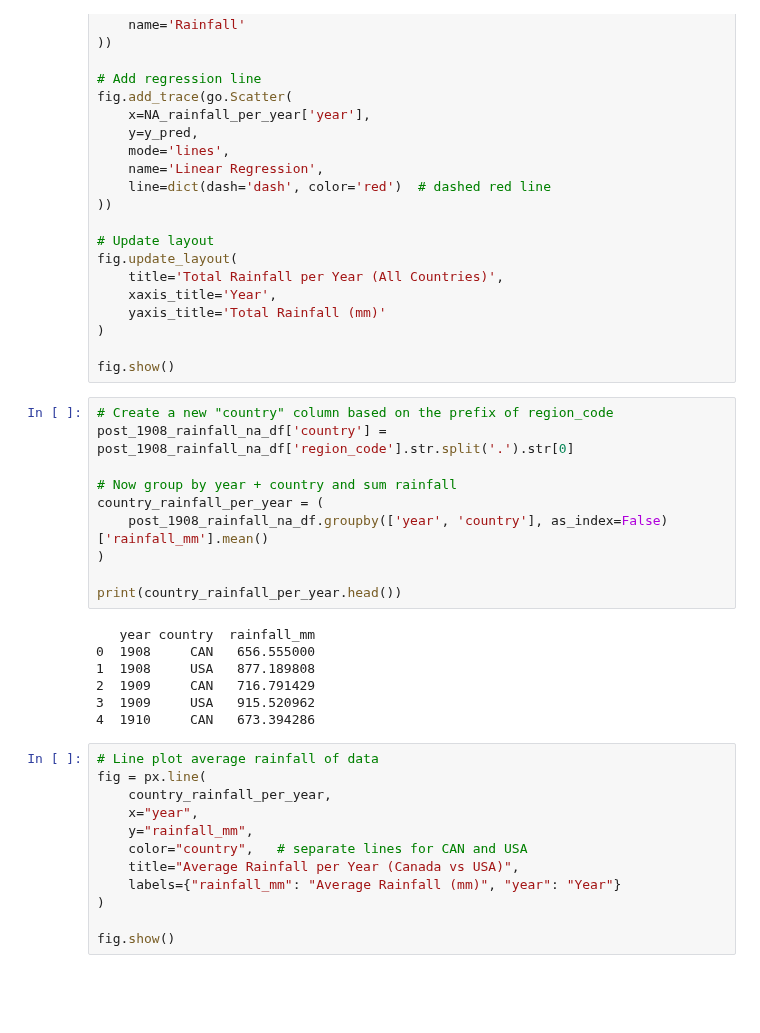
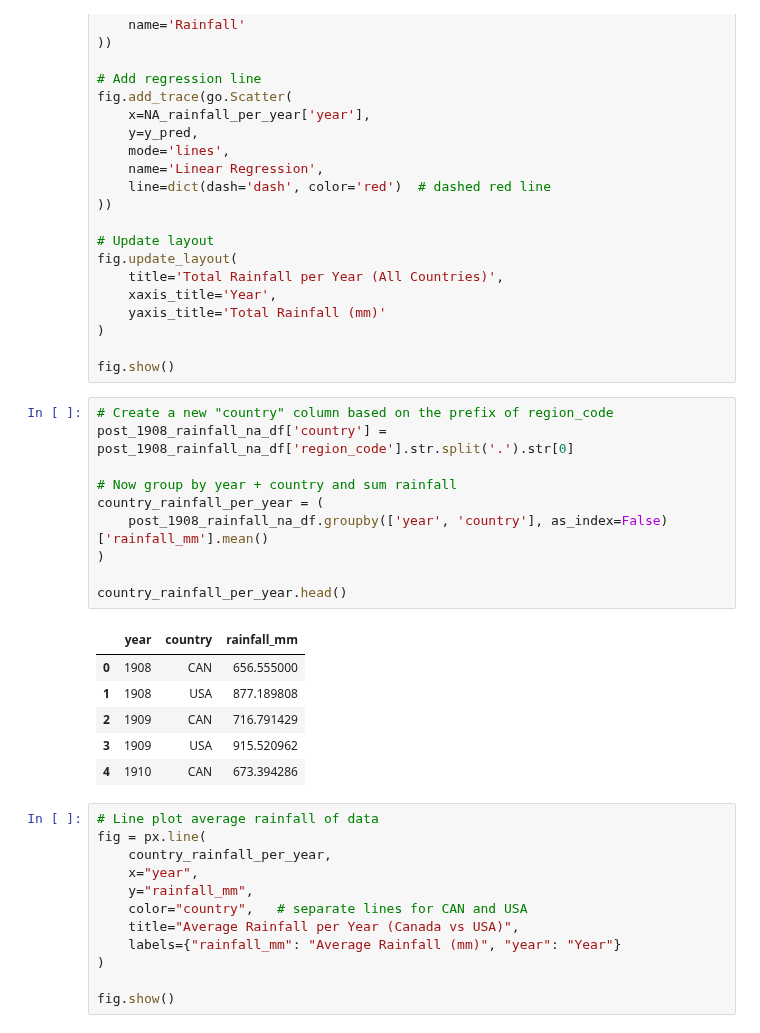
Before and after one commit to nickbartram/climate_agriculture_impact, a Jupyter notebook: CCKP_rainfall_data.ipynb, the cells around one changed output. Saved outputs shown, nothing was run; the diff lists cells and outputs as text; blank space fills up the shorter version.

```diff
--- a/CCKP_rainfall_data.ipynb
+++ b/CCKP_rainfall_data.ipynb
@@ -260,20 +260,20 @@ fig.show()
 # %%
 # Create a new "country" column based on the prefix of region_code
 post_1908_rainfall_na_df['country'] = post_1908_rainfall_na_df['region_code'].str.split('.').str[0]
 
 # Now group by year + country and sum rainfall
 country_rainfall_per_year = (
     post_1908_rainfall_na_df.groupby(['year', 'country'], as_index=False)['rainfall_mm'].mean()
 )
 
-print(country_rainfall_per_year.head())
+country_rainfall_per_year.head()
 # %% [output]
-   year country  rainfall_mm
-0  1908     CAN   656.555000
-1  1908     USA   877.189808
-2  1909     CAN   716.791429
-3  1909     USA   915.520962
-4  1910     CAN   673.394286
+|  | year | country | rainfall_mm |
+| 0 | 1908 | CAN | 656.555000 |
+| 1 | 1908 | USA | 877.189808 |
+| 2 | 1909 | CAN | 716.791429 |
+| 3 | 1909 | USA | 915.520962 |
+| 4 | 1910 | CAN | 673.394286 |
 # %%
 # Line plot average rainfall of data
 fig = px.line(
```
Also changed, not shown: parts of 5 cells of this notebook, 3 other files.
